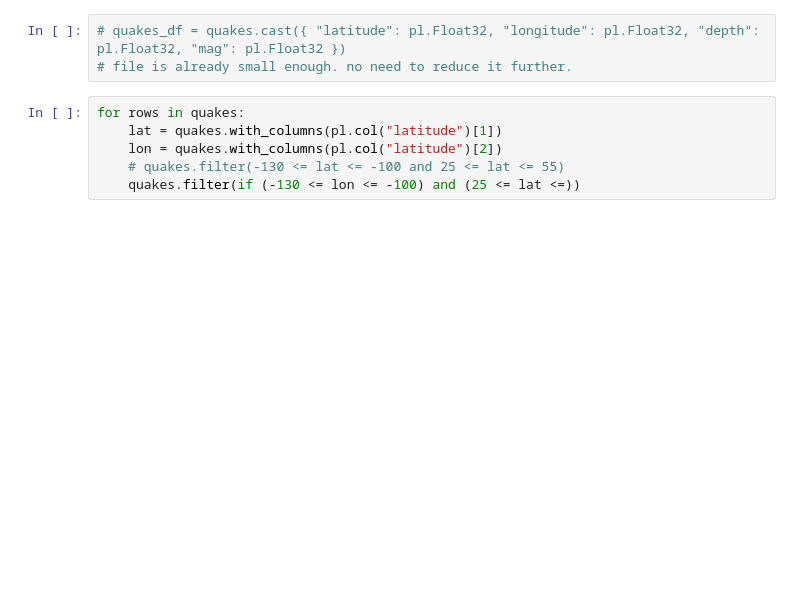
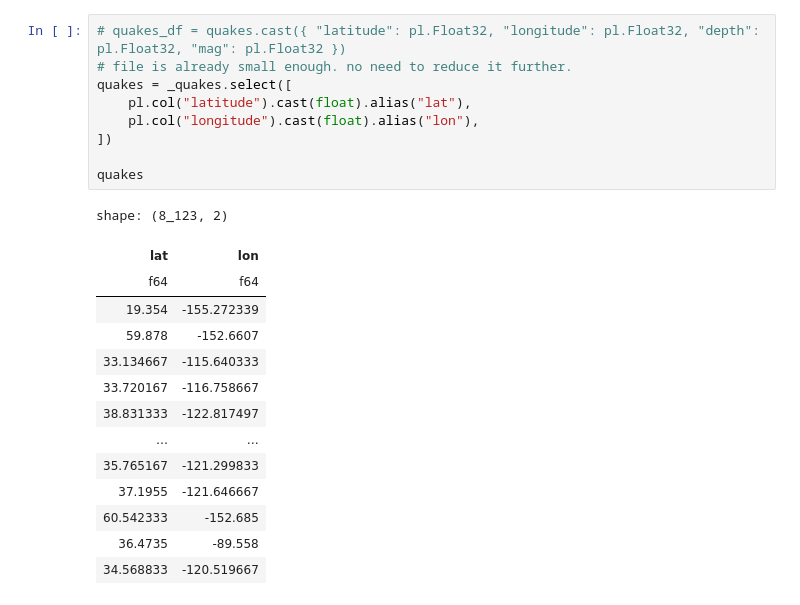
Before and after one commit to eo1989/mkt_notes_general, a Jupyter notebook: earthquake_polars.ipynb, the cells around one changed output. Saved outputs shown, nothing was run; the diff lists cells and outputs as text; blank space fills up the shorter version.

```diff
--- a/earthquake_polars.ipynb
+++ b/earthquake_polars.ipynb
@@ -24,9 +24,24 @@ shape: (5, 22)
 # %%
 # quakes_df = quakes.cast({ "latitude": pl.Float32, "longitude": pl.Float32, "depth": pl.Float32, "mag": pl.Float32 })
 # file is already small enough. no need to reduce it further.
+quakes = _quakes.select([
+    pl.col("latitude").cast(float).alias("lat"),
+    pl.col("longitude").cast(float).alias("lon"),
+])
+
+quakes
+# %% [output]
+shape: (8_123, 2)
+| lat | lon |
+| f64 | f64 |
+| 19.354 | -155.272339 |
+| 59.878 | -152.6607 |
+| 33.134667 | -115.640333 |
+| 33.720167 | -116.758667 |
+| 38.831333 | -122.817497 |
+| … | … |
+| 35.765167 | -121.299833 |
+| 37.1955 | -121.646667 |
+| 60.542333 | -152.685 |
+| 36.4735 | -89.558 |
+| 34.568833 | -120.519667 |
-# %%
-for rows in quakes:
-    lat = quakes.with_columns(pl.col("latitude")[1])
-    lon = quakes.with_columns(pl.col("latitude")[2])
-    # quakes.filter(-130 <= lat <= -100 and 25 <= lat <= 55)
-    quakes.filter(if (-130 <= lon <= -100) and (25 <= lat <=))
```
Also changed, not shown: parts of 9 cells of this notebook.
